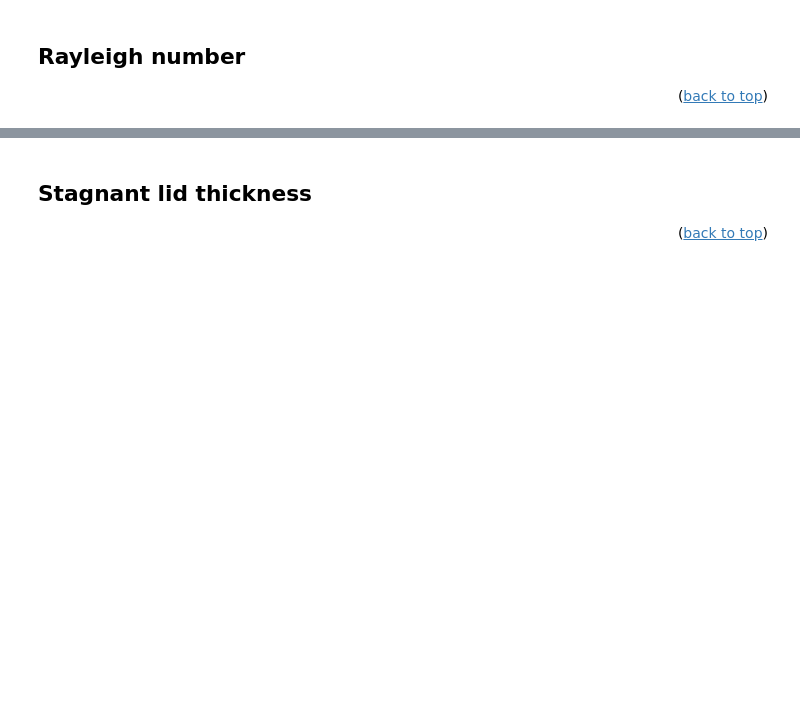
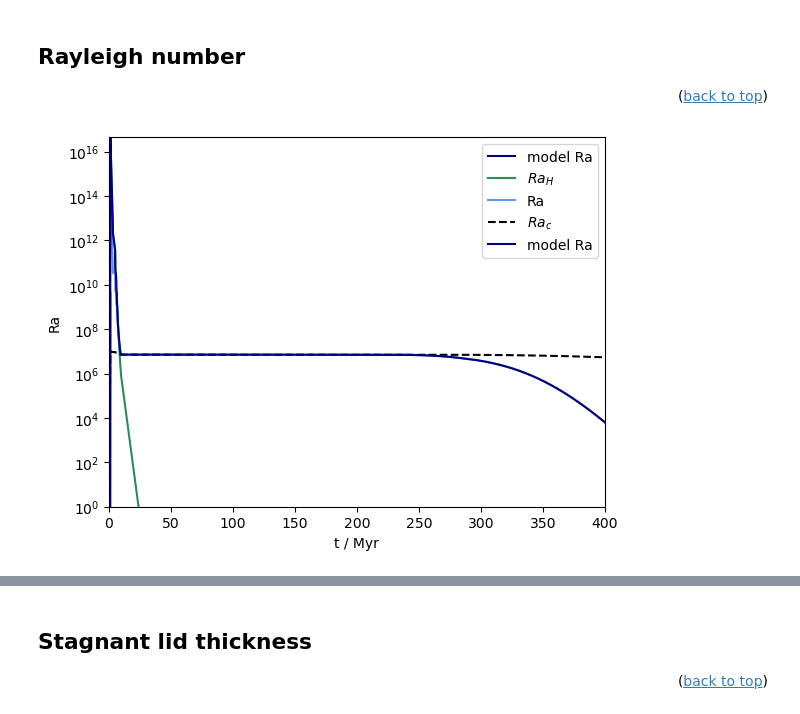
Before and after one commit to Hannah-RS/planetesimal-magnetic-history, a Jupyter notebook: Plotting_scripts/plot_combined.ipynb, the cells around one changed output, grey strips where cells are left out. Cells and saved outputs as stored; diff of their text form; code cells hidden in the pictures; blank space fills up the shorter version.

Commit message:
Add plot for sub and super critical Rayleigh numbers

```diff
--- a/Plotting_scripts/plot_combined.ipynb
+++ b/Plotting_scripts/plot_combined.ipynb
@@ -33,9 +33,9 @@ from plotting_constants import Myr, Tml, Tms
 # %% [markdown]
 Choose run and whether you want to save figure
 # %%
-run=8
+run=22
 save = False # do you want to save your figures?
-conduction = True #does the mantle switch to conduction
+conduction = False #does the mantle switch to conduction
 path = '../Results_combined/' #path to files
 # %% [markdown]
 Load npz files for differentiation
@@ -205,21 +211,26 @@ if save ==True:
 <p align="right">(<a href="#top">back to top</a>)</p>
 # %%
 plt.figure()
-plt.semilogy(tdiff/Myr,Ra_d,label='model Ra',color='navy')
-plt.semilogy(t/Myr,RaH,label='$Ra_H$',color='seagreen')
-plt.semilogy(t/Myr,RanoH,label='Ra',color='cornflowerblue')
-plt.semilogy(t_plot_all,Ra_crit_all,label='$Ra_c$',linestyle='dashed',color='black')
-plt.semilogy(t_plot_all,Ra_all,label='model Ra',color='navy')
+plt.plot(tdiff/Myr,Ra_d,label='model Ra',color='navy')
+plt.plot(t/Myr,RaH,label='$Ra_H$',color='seagreen')
+plt.plot(t/Myr,RanoH,label='Ra',color='cornflowerblue')
+plt.plot(t_plot_all,Ra_crit_all,label='$Ra_c$',linestyle='dashed',color='black')
+plt.plot(t_plot_all,Ra_all,label='model Ra',color='navy')
 plt.ylim(bottom=1e0)#,top=1e8)
 #plt.xlim([min(tall/Myr),5])
 #plt.vlines(tdiff[-1]/Myr,1e3,1e18,linestyle='dotted',color='blue',label='differentiation')
 if conduction == True:
     #plt.vlines(cond_t,1e3,1e18,linestyle='dashed',color='k',label='conduction')
     plt.xlim([min(tall/Myr),cond_t])
 plt.ylabel('Ra')
 #plt.xscale('log')
+plt.yscale('log')
 plt.xlabel('t / Myr')
+plt.xlim([0,400])
+#plt.ylim([7e6,7.5e6])
 #plt.title(f'Run {run}')
 plt.legend()
 #if save == True:
-#plt.savefig(f'Plots/Ra_run{run}.png')
+#plt.savefig(f'../Plots/Ra_run{run}.png')
+# %% [output]
+[figure, added]
```
Also changed, not shown: parts of 15 cells of this notebook.
